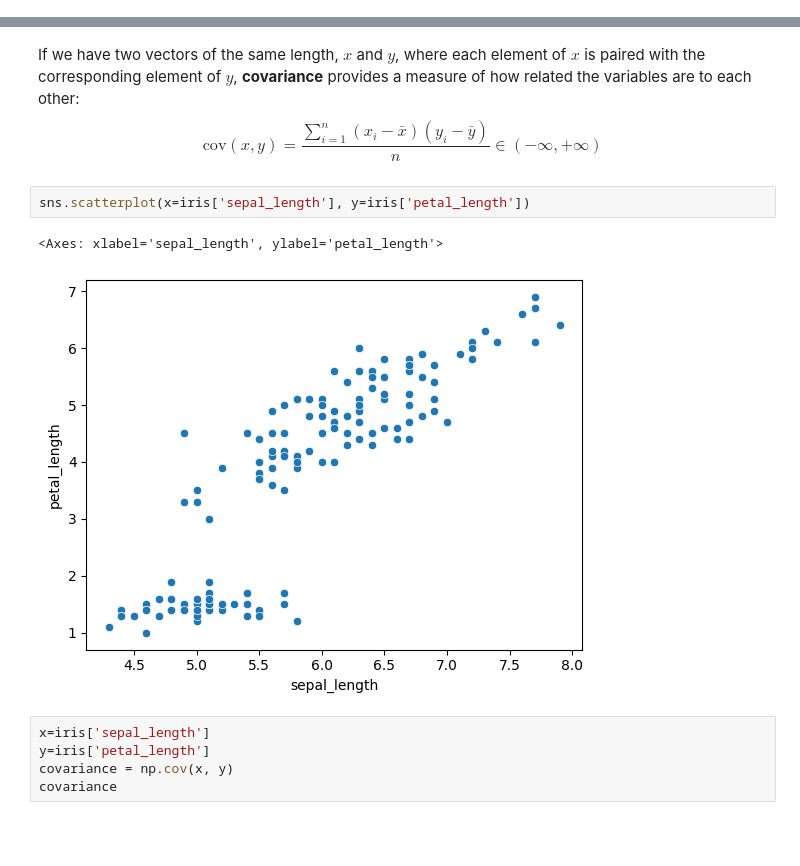
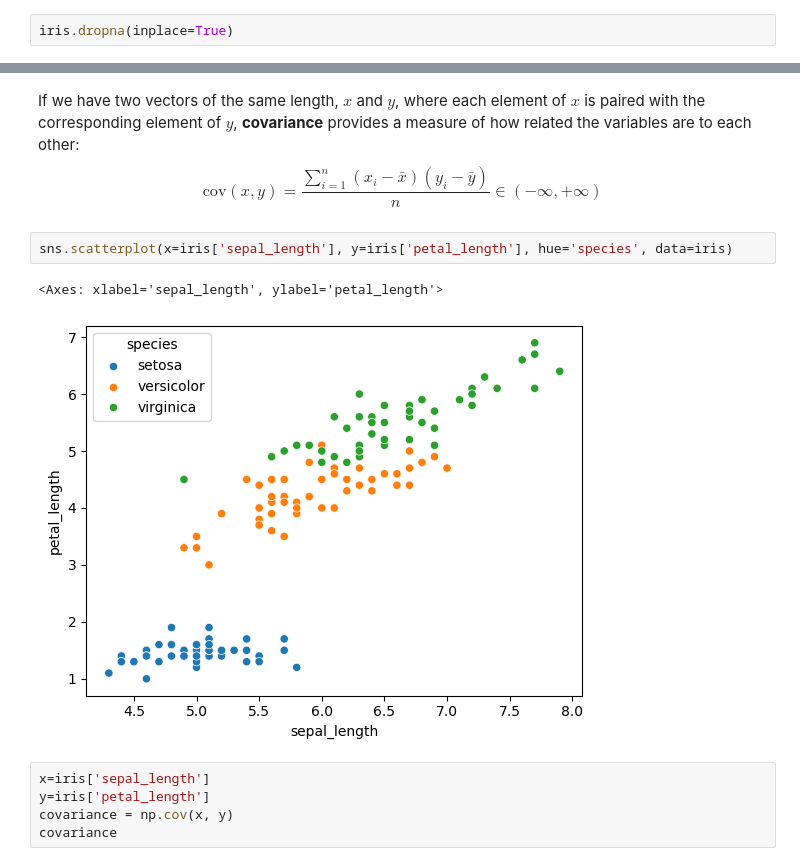
Before and after one commit to HassanAlgoz/data-analytics, a Jupyter notebook: lecture/L03_correlation.ipynb, the cells around one changed output, grey strips where cells are left out. Cells and saved outputs as stored; diff of their text form; blank space fills up the shorter version.

```diff
--- a/lecture/L03_correlation.ipynb
+++ b/lecture/L03_correlation.ipynb
@@ -28,16 +28,18 @@ iris.head()
 | 2 | 4.7 | 3.2 | 1.3 | 0.2 | setosa |
 | 3 | 4.6 | 3.1 | 1.5 | 0.2 | setosa |
 | 4 | 5.0 | 3.6 | 1.4 | 0.2 | setosa |
+# %%
+iris.dropna(inplace=True)
 # %% [markdown]
 #### Covariance
 # %% [markdown]
 If we have two vectors of the same length, $x$ and $y$, where each element of $x$ is paired with the corresponding element of $y$, **covariance** provides a measure of how related the variables are to each other:
 $$ \text{cov}(x, y) = \frac{\sum_{i=1}^n (x_i - \bar{x})(y_i - \bar{y}) }{n} \in (-\infty, +\infty)$$
 # %%
-sns.scatterplot(x=iris['sepal_length'], y=iris['petal_length'])
+sns.scatterplot(x=iris['sepal_length'], y=iris['petal_length'], hue='species', data=iris)
 # %% [output]
 <Axes: xlabel='sepal_length', ylabel='petal_length'>
-[figure, old version]
+[figure, new version]
 # %%
 x=iris['sepal_length']
 y=iris['petal_length']
```
Also changed, not shown: parts of 27 cells of this notebook, 3 other files.
